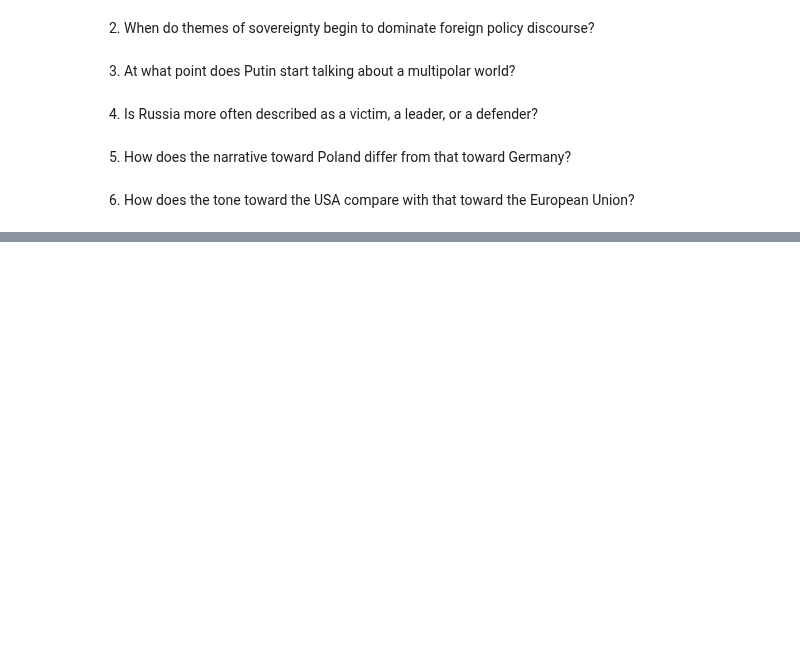
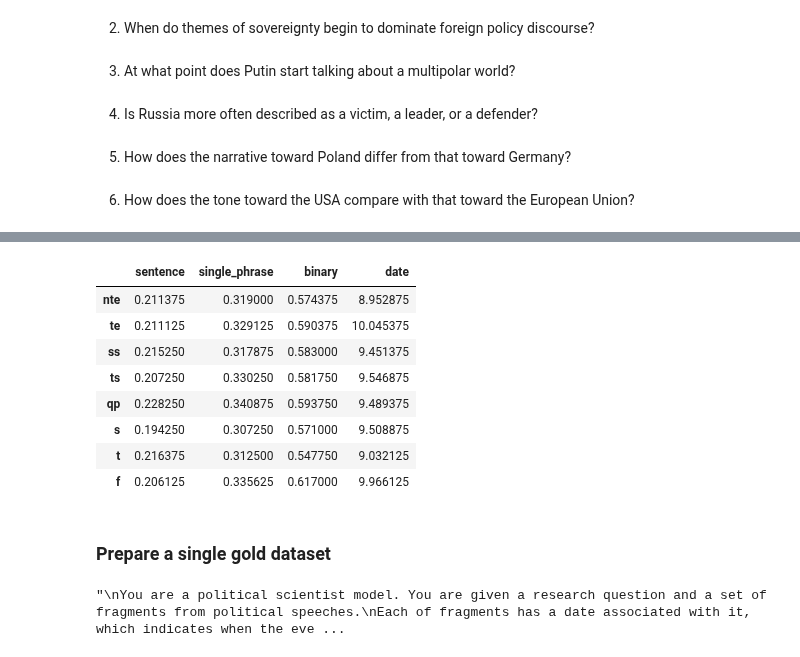
Before and after one commit to grzegorzZ1/masters_2025_nlp, a Jupyter notebook: app/database_utils/kg/4_kg_analysis.ipynb, the cells around one changed output, grey strips where cells are left out. Saved outputs shown, nothing was run; the diff lists cells and outputs as text; code cells hidden in the pictures; blank space fills up the shorter version.

Commit message:
More changes to tests

```diff
--- a/app/database_utils/kg/4_kg_analysis.ipynb
+++ b/app/database_utils/kg/4_kg_analysis.ipynb
@@ -1334,0 +1402,28 @@ q6_mean_by_type_df.to_csv("exp_results/q6_results_by_type.csv", index=True)
+# %%
+conf_results = {}
+
+conf_results["nte"] = final_scores[["nte" in v for v in final_scores["configuration"]]][["sentence", "single_phrase", "binary", "date"]].mean(0).to_dict()
+conf_results["te"] = final_scores[["nte" not in v for v in final_scores["configuration"]]][["sentence", "single_phrase", "binary", "date"]].mean(0).to_dict()
+
+conf_results["ss"] = final_scores[["ss" in v for v in final_scores["configuration"]]][["sentence", "single_phrase", "binary", "date"]].mean(0).to_dict()
+conf_results["ts"] = final_scores[["ts" in v for v in final_scores["configuration"]]][["sentence", "single_phrase", "binary", "date"]].mean(0).to_dict()
+
+conf_results["qp"] = final_scores[["qp" in v for v in final_scores["configuration"]]][["sentence", "single_phrase", "binary", "date"]].mean(0).to_dict()
+conf_results["s"] = final_scores[["qp" not in v for v in final_scores["configuration"]]][["sentence", "single_phrase", "binary", "date"]].mean(0).to_dict()
+
+conf_results["t"] = final_scores[["f" not in v for v in final_scores["configuration"]]][["sentence", "single_phrase", "binary", "date"]].mean(0).to_dict()
+conf_results["f"] = final_scores[["f" in v for v in final_scores["configuration"]]][["sentence", "single_phrase", "binary", "date"]].mean(0).to_dict()
+
+pd.DataFrame.from_dict(conf_results, orient="index")
+# %% [output]
+|  | sentence | single_phrase | binary | date |
+| nte | 0.211375 | 0.319000 | 0.574375 | 8.952875 |
+| te | 0.211125 | 0.329125 | 0.590375 | 10.045375 |
+| ss | 0.215250 | 0.317875 | 0.583000 | 9.451375 |
+| ts | 0.207250 | 0.330250 | 0.581750 | 9.546875 |
+| qp | 0.228250 | 0.340875 | 0.593750 | 9.489375 |
+| s | 0.194250 | 0.307250 | 0.571000 | 9.508875 |
+| t | 0.216375 | 0.312500 | 0.547750 | 9.032125 |
+| f | 0.206125 | 0.335625 | 0.617000 | 9.966125 |
+# %% [markdown]
+### Prepare a single gold dataset
@@ -1334,0 +1443,9 @@ q6_mean_by_type_df.to_csv("exp_results/q6_results_by_type.csv", index=True)
+# %%
+test_prompt = prepare_prompts(
+    question="How is Ukraine portrayed?",
+    start_date="2000-01-01",
+    end_date="2004-01-01"
+)["te+qpf+ss"]
+test_prompt
+# %% [output]
+"\nYou are a political scientist model. You are given a research question and a set of fragments from political speeches.\nEach of fragments has a date associated with it, which indicates when the eve ...
```
Also changed, not shown: parts of 24 cells of this notebook, 20 other files.
